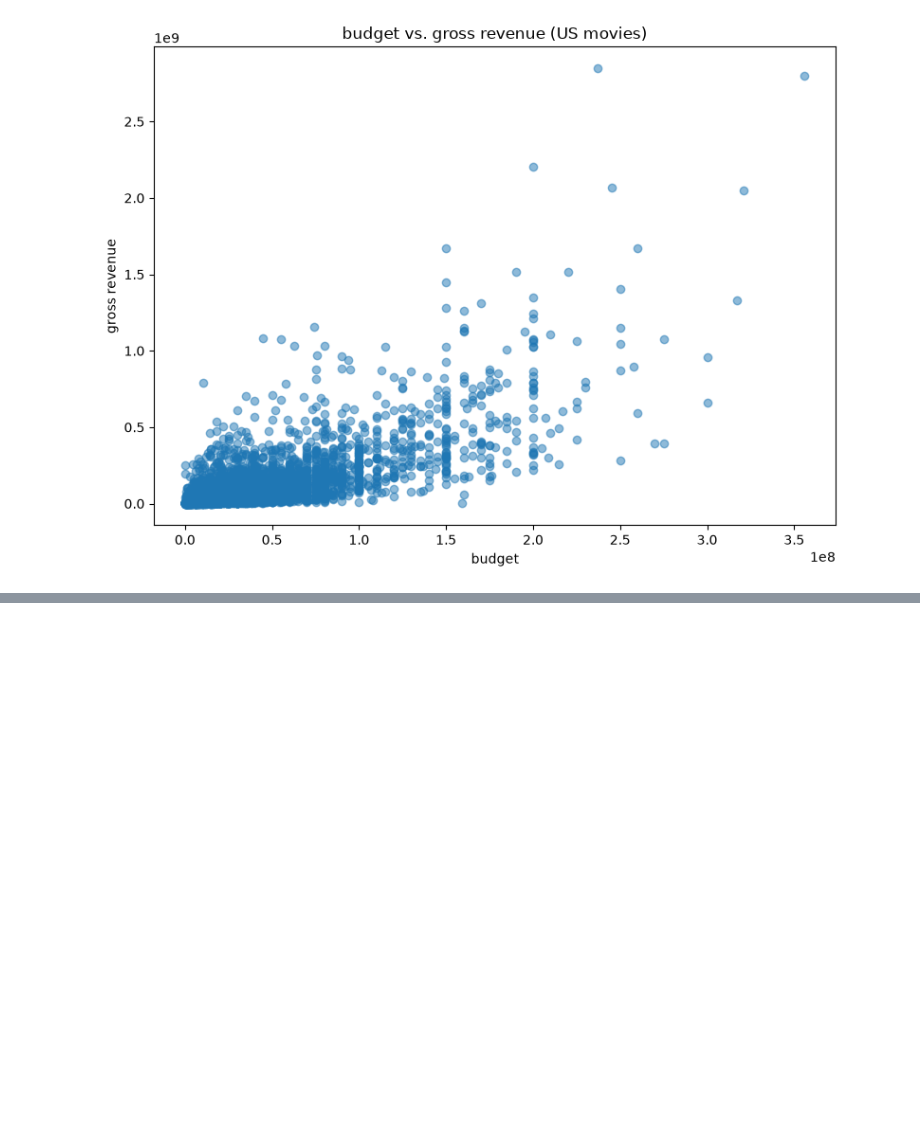
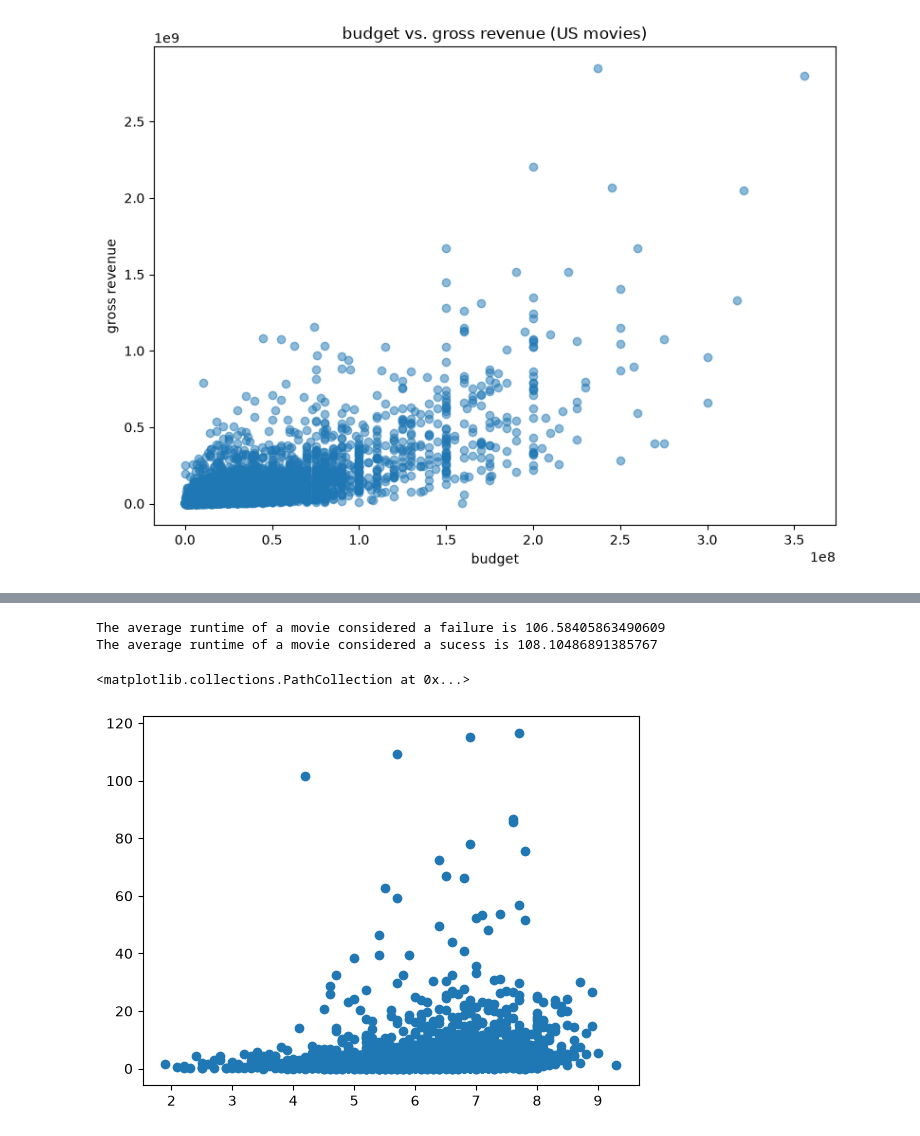
Before and after one commit to Donov124/CMSE202_Git_Started, a Jupyter notebook: Project_Planning/USonly_initial_processing.ipynb, the cells around one changed output, grey strips where cells are left out. Drawn from its saved outputs; the diff is of its cells as text; code cells hidden in the pictures; blank space fills up the shorter version.

Commit message:
Made a couple more changes and visualized some new colums

```diff
--- a/Project_Planning/USonly_initial_processing.ipynb
+++ b/Project_Planning/USonly_initial_processing.ipynb
@@ -120,3 +120,21 @@ us_movies_clean.head()
 | 3 | Airplane! | PG | Comedy | 7.7 | Robert Hays | 3500000.0 | 83453539.0 | Paramount Pictures | 88.0 | 23.843868 | ... |
 | 4 | Caddyshack | R | Comedy | 7.3 | Chevy Chase | 6000000.0 | 39846344.0 | Orion Pictures | 98.0 | 6.641057 | ... |
 | 5 | Friday the 13th | R | Horror | 6.4 | Betsy Palmer | 550000.0 | 39754601.0 | Paramount Pictures | 95.0 | 72.281093 | ... |
+# %%
+us_movies_clean_sucess = us_movies_clean[us_movies_clean["success"] == 1.0]
+
+us_movies_clean_failure = us_movies_clean[us_movies_clean["success"] == 0.0]
+
+print("The average runtime of a movie considered a failure is", np.mean(us_movies_clean_failure["runtime"]))
+
+print("The average runtime of a movie considered a sucess is", np.mean(us_movies_clean_sucess["runtime"]))
+# %% [output]
+The average runtime of a movie considered a failure is 106.58405863490609
+The average runtime of a movie considered a sucess is 108.10486891385767
+# %%
+us_movies_clean_remove_profit_ratio_outliers = us_movies_clean[us_movies_clean["profit ratio"] < 200]
+
+plt.scatter(us_movies_clean_remove_profit_ratio_outliers["score"], us_movies_clean_remove_profit_ratio_outliers["profit ratio"])
+# %% [output]
+<matplotlib.collections.PathCollection at 0x...>
+[figure, added]
```
